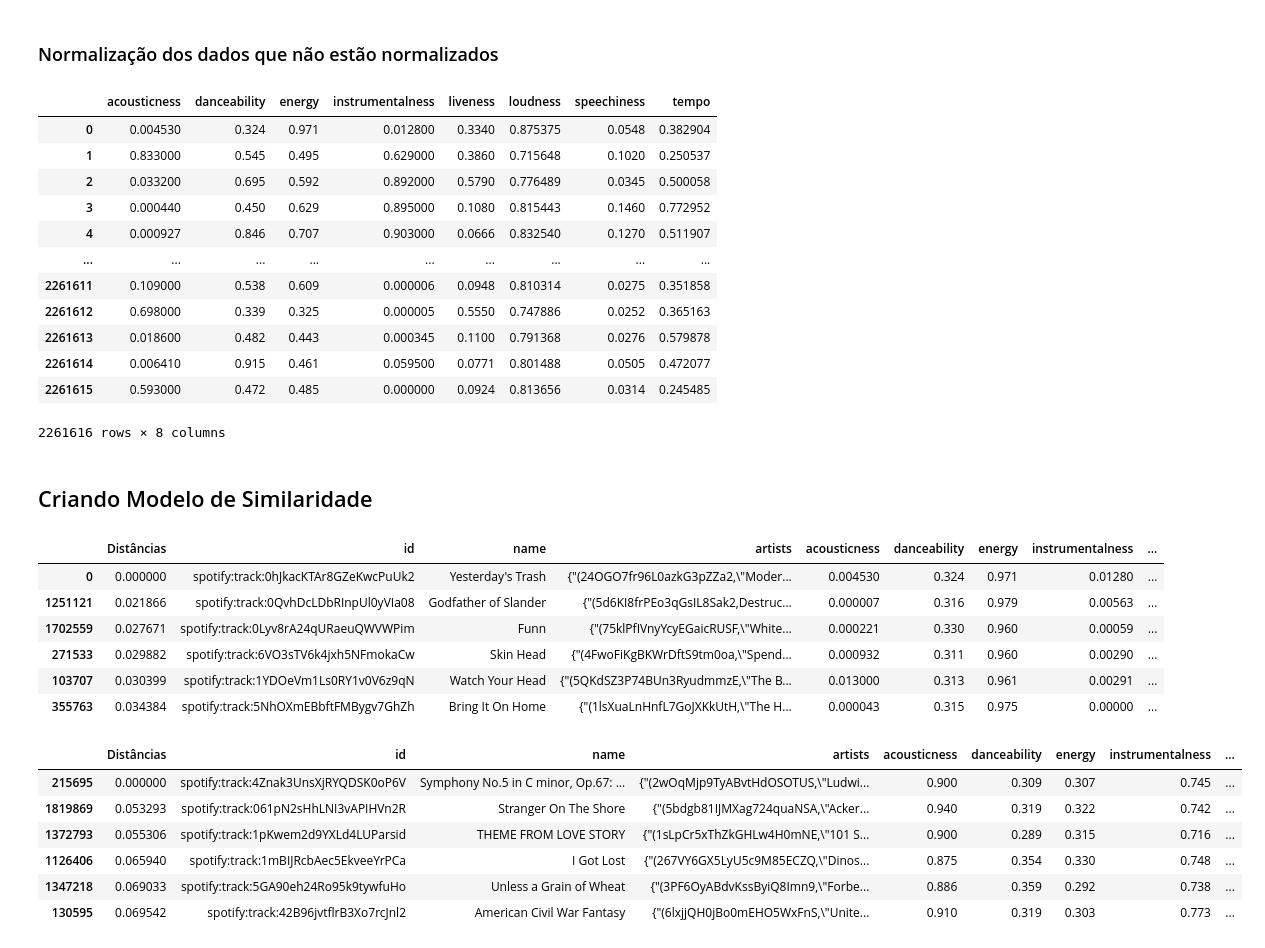
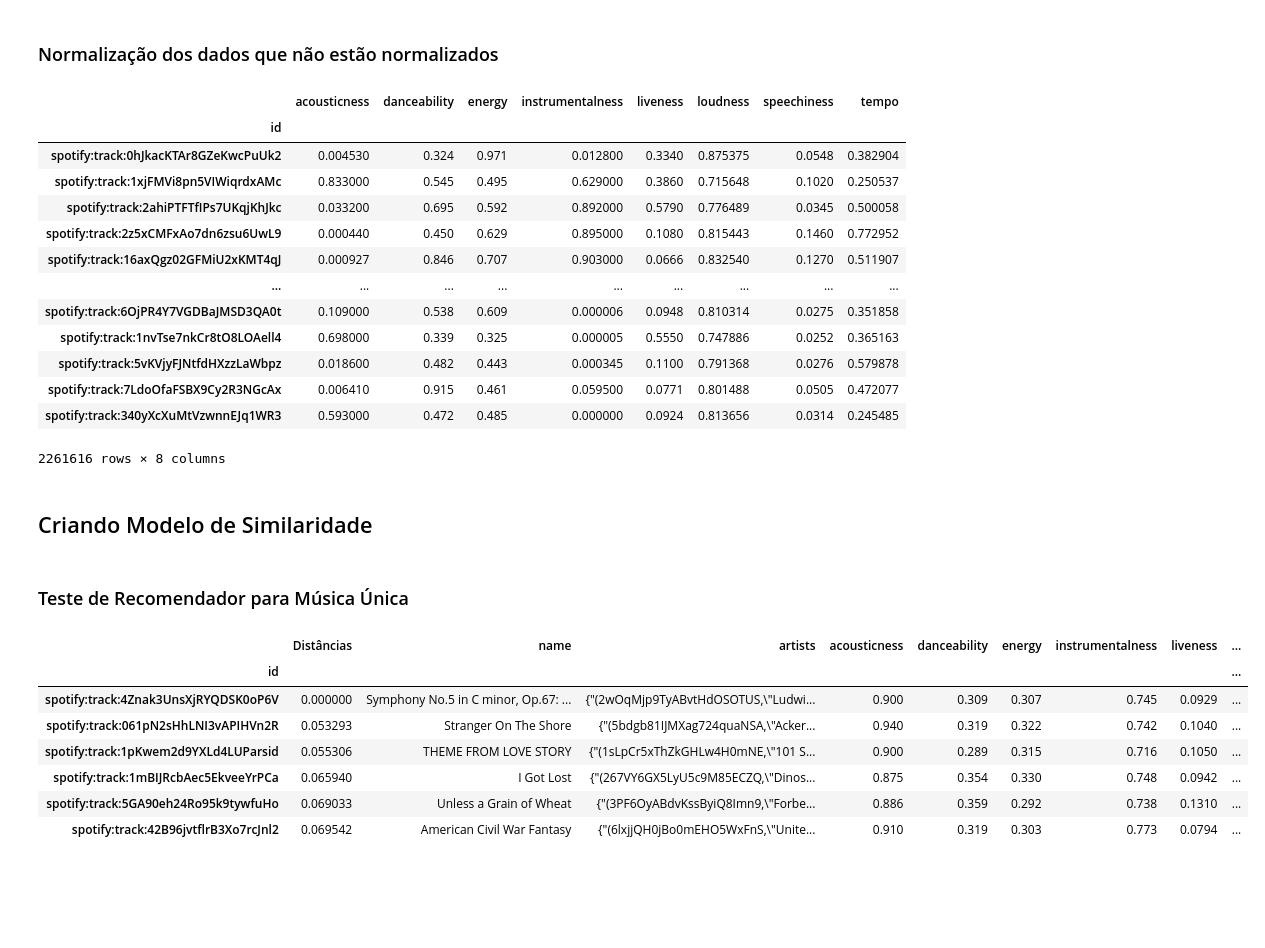
Before and after one commit to PauloFRC/SpotifyRecommender, a Jupyter notebook: models/Content Based Recommender System.ipynb, the cells around one changed output. Drawn from its saved outputs; the diff is of its cells as text; code cells hidden in the pictures; blank space fills up the shorter version.

```diff
--- a/models/Content Based Recommender System.ipynb
+++ b/models/Content Based Recommender System.ipynb
@@ -11,6 +13,6 @@ from scipy.spatial.distance import cdist
 # %% [markdown]
 ### Carrega e Normaliza os Dados
 # %%
-tracks = pd.read_csv('../tracks/tracks.csv')
+tracks = pd.read_csv('../tracks/tracks.csv', index_col='id')
 tracks
 # %% [output]
@@ -39,5 +47,7 @@ paulo_music = tracks.index[tracks['name'] == 'abnormalize'][0]
 # %%
 # guarda o id e nome
-music_ids = tracks[['id', 'name', 'artists']]
+music_ids = tracks[['name', 'artists']]
+
 # remove colunas que não serão utilizadas
-tracks.drop(['id', 'name', 'artists', 'explicit', 'time_signature', 'mode', 'key', 'duration_ms', 'popularity'], axis=1, inplace=True)
+tracks.drop(['name', 'artists', 'explicit', 'time_signature', 'mode', 'key', 'duration_ms', 'popularity'], axis=1, inplace=True)
+music_ids
@@ -80,17 +106,18 @@ tracks['tempo'] = scaler(tracks['tempo'])
 tracks
 # %% [output]
 |  | acousticness | danceability | energy | instrumentalness | liveness | loudness | speechiness | tempo |
-| 0 | 0.004530 | 0.324 | 0.971 | 0.012800 | 0.3340 | 0.875375 | 0.0548 | 0.382904 |
-| 1 | 0.833000 | 0.545 | 0.495 | 0.629000 | 0.3860 | 0.715648 | 0.1020 | 0.250537 |
-| 2 | 0.033200 | 0.695 | 0.592 | 0.892000 | 0.5790 | 0.776489 | 0.0345 | 0.500058 |
-| 3 | 0.000440 | 0.450 | 0.629 | 0.895000 | 0.1080 | 0.815443 | 0.1460 | 0.772952 |
-| 4 | 0.000927 | 0.846 | 0.707 | 0.903000 | 0.0666 | 0.832540 | 0.1270 | 0.511907 |
+| id |  |  |  |  |  |  |  |  |
+| spotify:track:0hJkacKTAr8GZeKwcPuUk2 | 0.004530 | 0.324 | 0.971 | 0.012800 | 0.3340 | 0.875375 | 0.0548 | 0.382904 |
+| spotify:track:1xjFMVi8pn5VIWiqrdxAMc | 0.833000 | 0.545 | 0.495 | 0.629000 | 0.3860 | 0.715648 | 0.1020 | 0.250537 |
+| spotify:track:2ahiPTFTfIPs7UKqjKhJkc | 0.033200 | 0.695 | 0.592 | 0.892000 | 0.5790 | 0.776489 | 0.0345 | 0.500058 |
+| spotify:track:2z5xCMFxAo7dn6zsu6UwL9 | 0.000440 | 0.450 | 0.629 | 0.895000 | 0.1080 | 0.815443 | 0.1460 | 0.772952 |
+| spotify:track:16axQgz02GFMiU2xKMT4qJ | 0.000927 | 0.846 | 0.707 | 0.903000 | 0.0666 | 0.832540 | 0.1270 | 0.511907 |
 | ... | ... | ... | ... | ... | ... | ... | ... | ... |
-| 2261611 | 0.109000 | 0.538 | 0.609 | 0.000006 | 0.0948 | 0.810314 | 0.0275 | 0.351858 |
-| 2261612 | 0.698000 | 0.339 | 0.325 | 0.000005 | 0.5550 | 0.747886 | 0.0252 | 0.365163 |
-| 2261613 | 0.018600 | 0.482 | 0.443 | 0.000345 | 0.1100 | 0.791368 | 0.0276 | 0.579878 |
-| 2261614 | 0.006410 | 0.915 | 0.461 | 0.059500 | 0.0771 | 0.801488 | 0.0505 | 0.472077 |
-| 2261615 | 0.593000 | 0.472 | 0.485 | 0.000000 | 0.0924 | 0.813656 | 0.0314 | 0.245485 |
+| spotify:track:6OjPR4Y7VGDBaJMSD3QA0t | 0.109000 | 0.538 | 0.609 | 0.000006 | 0.0948 | 0.810314 | 0.0275 | 0.351858 |
+| spotify:track:1nvTse7nkCr8tO8LOAell4 | 0.698000 | 0.339 | 0.325 | 0.000005 | 0.5550 | 0.747886 | 0.0252 | 0.365163 |
+| spotify:track:5vKVjyFJNtfdHXzzLaWbpz | 0.018600 | 0.482 | 0.443 | 0.000345 | 0.1100 | 0.791368 | 0.0276 | 0.579878 |
+| spotify:track:7LdoOfaFSBX9Cy2R3NGcAx | 0.006410 | 0.915 | 0.461 | 0.059500 | 0.0771 | 0.801488 | 0.0505 | 0.472077 |
+| spotify:track:340yXcXuMtVzwnnEJq1WR3 | 0.593000 | 0.472 | 0.485 | 0.000000 | 0.0924 | 0.813656 | 0.0314 | 0.245485 |
 2261616 rows × 8 columns
 # %% [markdown]
 ## Criando Modelo de Similaridade
@@ -105,40 +132,34 @@ class Similarity:
         self.id_tracks = id_tracks
 
     def recommend(self, user_tracks, n_tracks=5):
-
+        # cria a música média
         mean_track = np.mean(user_tracks, axis=0)
 
+        # calcula distancias e pega os indices das k músicas com menores distâncias
         dists = cdist([mean_track], self.tracks, self.distance)[0]
         k_arg_dists = np.argpartition(dists, n_tracks+1)[:n_tracks+1]
+
         k_ids = self.id_tracks.iloc[k_arg_dists]
         k_info = self.tracks.iloc[k_arg_dists]
-        k_dists = pd.DataFrame(dists[k_arg_dists], columns=['Distâncias'], index=k_arg_dists)
+        k_dists = pd.DataFrame(dists[k_arg_dists], columns=['Distâncias'], index=self.tracks.index[k_arg_dists])
 
+        # retorna um dataframe com informação do nome, artistas, distância e features ordenadas pela distância
         return pd.concat([k_dists, k_ids, k_info], axis=1).sort_values(by=['Distâncias'])
-# %%
-sim = Similarity(distance='euclidean')
-sim.fit(tracks, music_ids)
-sim.recommend([tracks.iloc[0]])
-# %% [output]
-|  | Distâncias | id | name | artists | acousticness | danceability | energy | instrumentalness | ... |
-| 0 | 0.000000 | spotify:track:0hJkacKTAr8GZeKwcPuUk2 | Yesterday's Trash | {"(24OGO7fr96L0azkG3pZZa2,\"Moder... | 0.004530 | 0.324 | 0.971 | 0.01280 | ... |
-| 1251121 | 0.021866 | spotify:track:0QvhDcLDbRInpUl0yVIa08 | Godfather of Slander | {"(5d6KI8frPEo3qGsIL8Sak2,Destruc... | 0.000007 | 0.316 | 0.979 | 0.00563 | ... |
-| 1702559 | 0.027671 | spotify:track:0Lyv8rA24qURaeuQWVWPim | Funn | {"(75klPfIVnyYcyEGaicRUSF,\"White... | 0.000221 | 0.330 | 0.960 | 0.00059 | ... |
-| 271533 | 0.029882 | spotify:track:6VO3sTV6k4jxh5NFmokaCw | Skin Head | {"(4FwoFiKgBKWrDftS9tm0oa,\"Spend... | 0.000932 | 0.311 | 0.960 | 0.00290 | ... |
-| 103707 | 0.030399 | spotify:track:1YDOeVm1Ls0RY1v0V6z9qN | Watch Your Head | {"(5QKdSZ3P74BUn3RyudmmzE,\"The B... | 0.013000 | 0.313 | 0.961 | 0.00291 | ... |
-| 355763 | 0.034384 | spotify:track:5NhOXmEBbftFMBygv7GhZh | Bring It On Home | {"(1lsXuaLnHnfL7GoJXKkUtH,\"The H... | 0.000043 | 0.315 | 0.975 | 0.00000 | ... |
+# %% [markdown]
+### Teste de Recomendador para Música Única
 # %%
 sim2 = Similarity(distance='euclidean')
 sim2.fit(tracks, music_ids)
-sim2.recommend([tracks.iloc[classical_music_i]])
+sim2.recommend([tracks.loc[classical_music_i]])
 # %% [output]
-|  | Distâncias | id | name | artists | acousticness | danceability | energy | instrumentalness | ... |
-| 215695 | 0.000000 | spotify:track:4Znak3UnsXjRYQDSK0oP6V | Symphony No.5 in C minor, Op.67: ... | {"(2wOqMjp9TyABvtHdOSOTUS,\"Ludwi... | 0.900 | 0.309 | 0.307 | 0.745 | ... |
-| 1819869 | 0.053293 | spotify:track:061pN2sHhLNI3vAPIHVn2R | Stranger On The Shore | {"(5bdgb81IJMXag724quaNSA,\"Acker... | 0.940 | 0.319 | 0.322 | 0.742 | ... |
-| 1372793 | 0.055306 | spotify:track:1pKwem2d9YXLd4LUParsid | THEME FROM LOVE STORY | {"(1sLpCr5xThZkGHLw4H0mNE,\"101 S... | 0.900 | 0.289 | 0.315 | 0.716 | ... |
-| 1126406 | 0.065940 | spotify:track:1mBIJRcbAec5EkveeYrPCa | I Got Lost | {"(267VY6GX5LyU5c9M85ECZQ,\"Dinos... | 0.875 | 0.354 | 0.330 | 0.748 | ... |
-| 1347218 | 0.069033 | spotify:track:5GA90eh24Ro95k9tywfuHo | Unless a Grain of Wheat | {"(3PF6OyABdvKssByiQ8Imn9,\"Forbe... | 0.886 | 0.359 | 0.292 | 0.738 | ... |
-| 130595 | 0.069542 | spotify:track:42B96jvtflrB3Xo7rcJnl2 | American Civil War Fantasy | {"(6lxjjQH0jBo0mEHO5WxFnS,\"Unite... | 0.910 | 0.319 | 0.303 | 0.773 | ... |
+|  | Distâncias | name | artists | acousticness | danceability | energy | instrumentalness | liveness | ... |
+| id |  |  |  |  |  |  |  |  | ... |
+| spotify:track:4Znak3UnsXjRYQDSK0oP6V | 0.000000 | Symphony No.5 in C minor, Op.67: ... | {"(2wOqMjp9TyABvtHdOSOTUS,\"Ludwi... | 0.900 | 0.309 | 0.307 | 0.745 | 0.0929 | ... |
+| spotify:track:061pN2sHhLNI3vAPIHVn2R | 0.053293 | Stranger On The Shore | {"(5bdgb81IJMXag724quaNSA,\"Acker... | 0.940 | 0.319 | 0.322 | 0.742 | 0.1040 | ... |
+| spotify:track:1pKwem2d9YXLd4LUParsid | 0.055306 | THEME FROM LOVE STORY | {"(1sLpCr5xThZkGHLw4H0mNE,\"101 S... | 0.900 | 0.289 | 0.315 | 0.716 | 0.1050 | ... |
+| spotify:track:1mBIJRcbAec5EkveeYrPCa | 0.065940 | I Got Lost | {"(267VY6GX5LyU5c9M85ECZQ,\"Dinos... | 0.875 | 0.354 | 0.330 | 0.748 | 0.0942 | ... |
+| spotify:track:5GA90eh24Ro95k9tywfuHo | 0.069033 | Unless a Grain of Wheat | {"(3PF6OyABdvKssByiQ8Imn9,\"Forbe... | 0.886 | 0.359 | 0.292 | 0.738 | 0.1310 | ... |
+| spotify:track:42B96jvtflrB3Xo7rcJnl2 | 0.069542 | American Civil War Fantasy | {"(6lxjjQH0jBo0mEHO5WxFnS,\"Unite... | 0.910 | 0.319 | 0.303 | 0.773 | 0.0794 | ... |
 # %%
 sim3 = Similarity(distance='euclidean')
 sim3.fit(tracks, music_ids)
```
Also changed, not shown: parts of 16 cells of this notebook, 3 other files.
